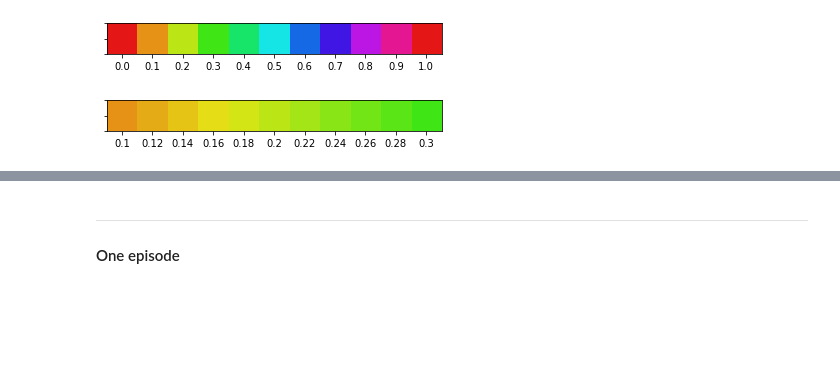
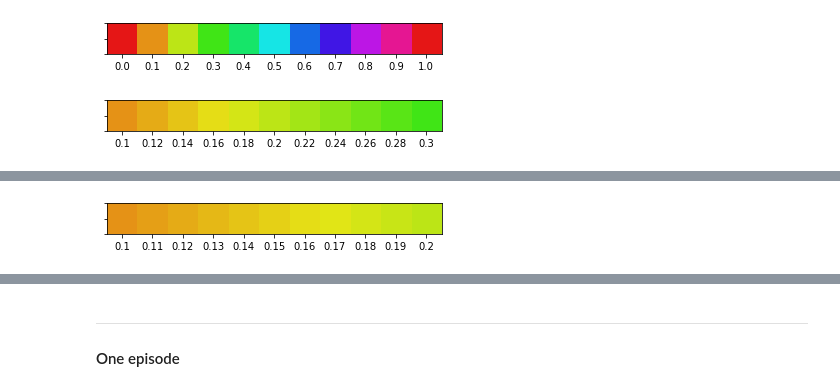
Before and after one commit to PierreMsy/DRL_navigation, a Jupyter notebook: 220816_raw_pixel_explo.ipynb, the cells around one changed output, grey strips where cells are left out. Drawn from its saved outputs; the diff is of its cells as text; code cells hidden in the pictures; blank space fills up the shorter version.

Commit message:
[explo] adjust HSV color analyzing for finding bananas.

```diff
--- a/220816_raw_pixel_explo.ipynb
+++ b/220816_raw_pixel_explo.ipynb
@@ -352,0 +223,4 @@ plt.imshow(o[15:17,:2:,:])
+# %%
+plot_hue_color_range((0.1,.2))
+# %% [output]
+[figure, added]
```
Also changed, not shown: parts of 43 cells of this notebook.
